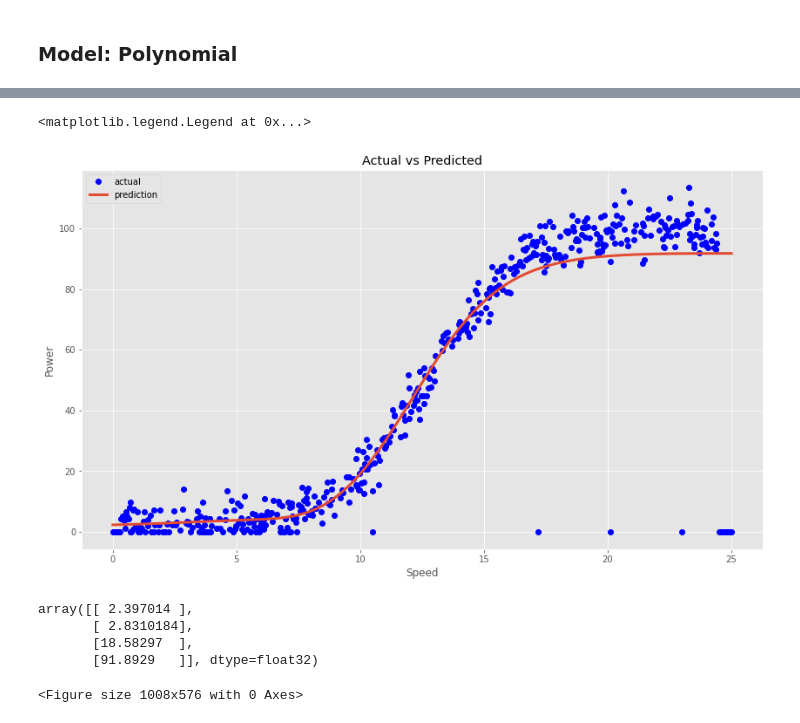
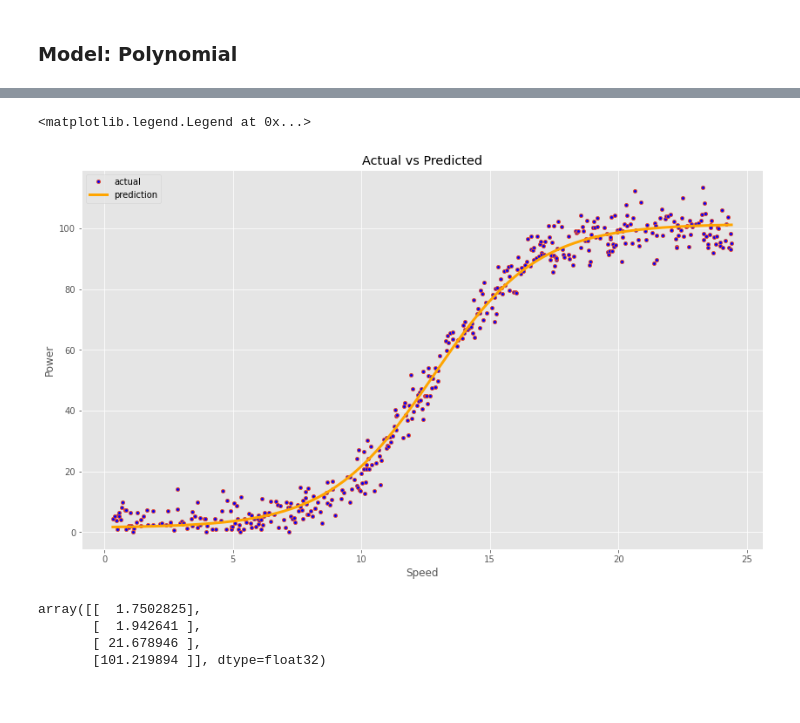
Before and after one commit to NoelMelia/EmergingTechProject, a Jupyter notebook: Model.ipynb, the cells around one changed output, grey strips where cells are left out. Cells and saved outputs as stored; diff of their text form; code cells hidden in the pictures.

Commit message:
Improved Model with Lower Lose

```diff
--- a/Model.ipynb
+++ b/Model.ipynb
@@ -35,3 +53,0 @@ model.compile(kr.optimizers.Adam(lr=0.001), loss='mean_squared_error')
-# %%
-# Train the neural network
-model.fit(X, y, epochs=500)
@@ -78,5 +78,16 @@ plt.legend()
 # %%
-model2 = kr.models.Sequential()
-model2.add(kr.layers.Dense(50, input_shape=(1,), activation='sigmoid', kernel_initializer="glorot_uniform", bias_initializer="glorot_uniform"))
-model2.add(kr.layers.Dense(1, activation='linear', kernel_initializer="glorot_uniform", bias_initializer="glorot_uniform"))
-model2.compile(kr.optimizers.Adam(lr=0.001), loss='mean_squared_error')
+# Model
+# Sequential groups a linear stack of layers into a tf.keras.Model.
+
+# Create a `Sequential` model and add a Dense layer as the first layer.
+model = kr.models.Sequential()
+# Now the model will take an array of 1
+model.add(kr.layers.Dense(3, input_shape=(1,), activation='sigmoid', kernel_initializer="ones", bias_initializer="zeros"))
+
+model.add(kr.layers.Dense(3, input_shape=(1,), activation='linear', kernel_initializer="ones", bias_initializer="zeros"))
+
+model.add(kr.layers.Dense(1, activation='linear', kernel_initializer="glorot_uniform", bias_initializer="glorot_uniform"))
+
+model.compile(kr.optimizers.Adam(lr=0.001), loss='mean_squared_error')
+
+model.summary()
@@ -104,0 +109,7 @@ Epoch 500/500
+# %%
+# Train the neural network
+# x: Input data
+# y: Target Data
+# epoachs: No. of epoachs to train the model. An iteration over the entire x and y data provided.
+# batch_size: Number of samples per gradient update.
+model.fit(X,y, epochs=500, batch_size=20)
@@ -105,28 +140,26 @@ Epoch 500/500
 # %%
 # Predict Model Data
-y_pred= model2.predict(df['speed'])
+y_pred= model.predict(X)
 # %%
 # Plot the predictions
 plt.title('Actual vs Predicted')
-plt.plot(X, y,'o',color="blue",label='actual')
-plt.plot(X, y_pred, linewidth=3,label='prediction')
+plt.plot(X, y,'o',markerfacecolor='blue', markersize=4, label='actual')
+plt.plot(X, y_pred,c = "orange", linewidth=3,label='prediction')
 plt.xlabel("Speed")
 plt.ylabel("Power")
+plt.savefig("Linear.jpg", bbox_inches='tight')
 plt.legend()
 # %% [output]
 <matplotlib.legend.Legend at 0x...>
-[figure, old version]
+[figure, new version]
 # %%
 # Take four hand-picked values and see their predictions.
-model2.predict([1.0,2.0,10.0,25.0])
+model.predict([1.0,2.0,10.0,25.0])
 # %% [output]
-array([[ 2.397014 ],
-       [ 2.8310184],
-       [18.58297  ],
-       [91.8929   ]], dtype=float32)
+array([[  1.7502825],
+       [  1.942641 ],
+       [ 21.678946 ],
+       [101.219894 ]], dtype=float32)
 # %%
-# Save the model in h5 form
-model2.save('model.h5')
-plt.savefig("polynomial_linear_regression.png", bbox_inches='tight')
+# Save the model in h5 form so the data can be used in the Html File
+model.save('model.h5')
-# %% [output]
-<Figure size 1008x576 with 0 Axes>
```
Also changed, not shown: parts of 11 cells of this notebook, 12 other files.
